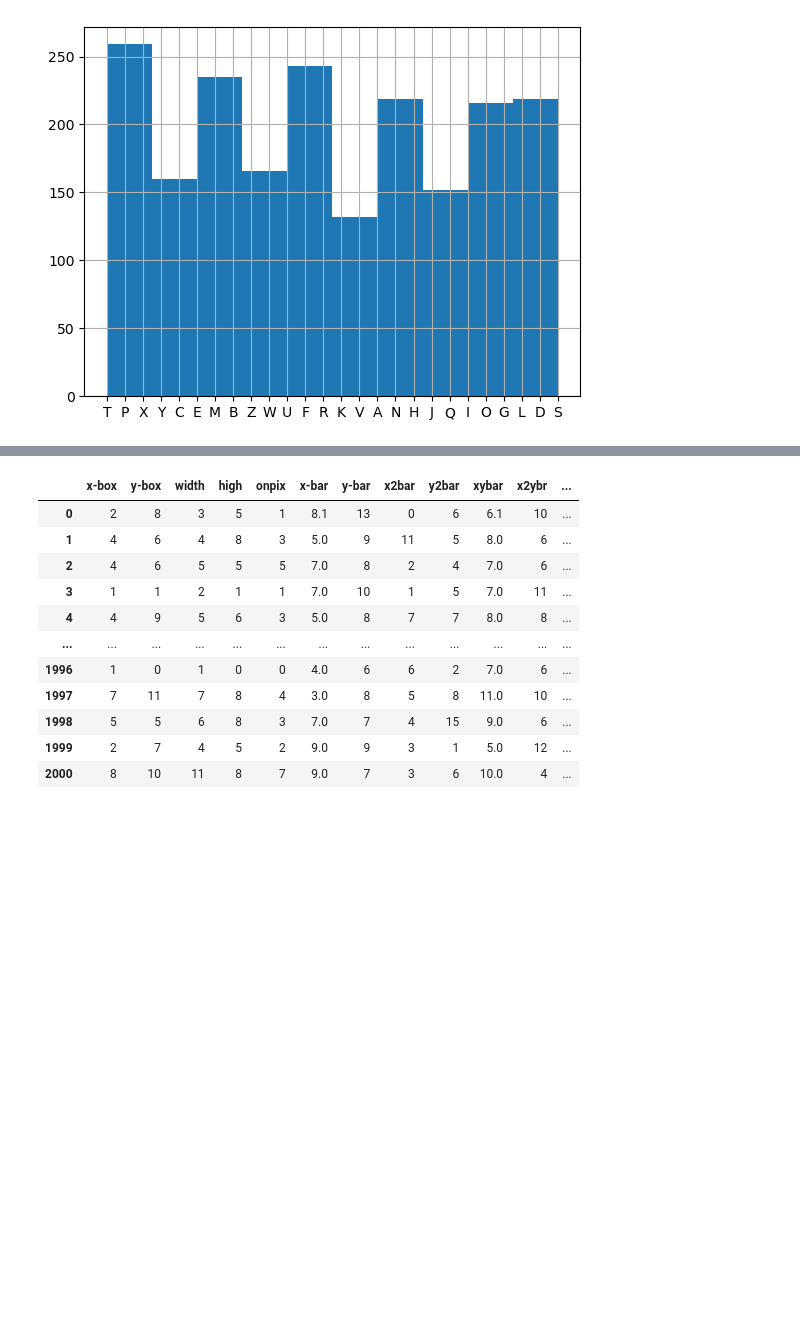
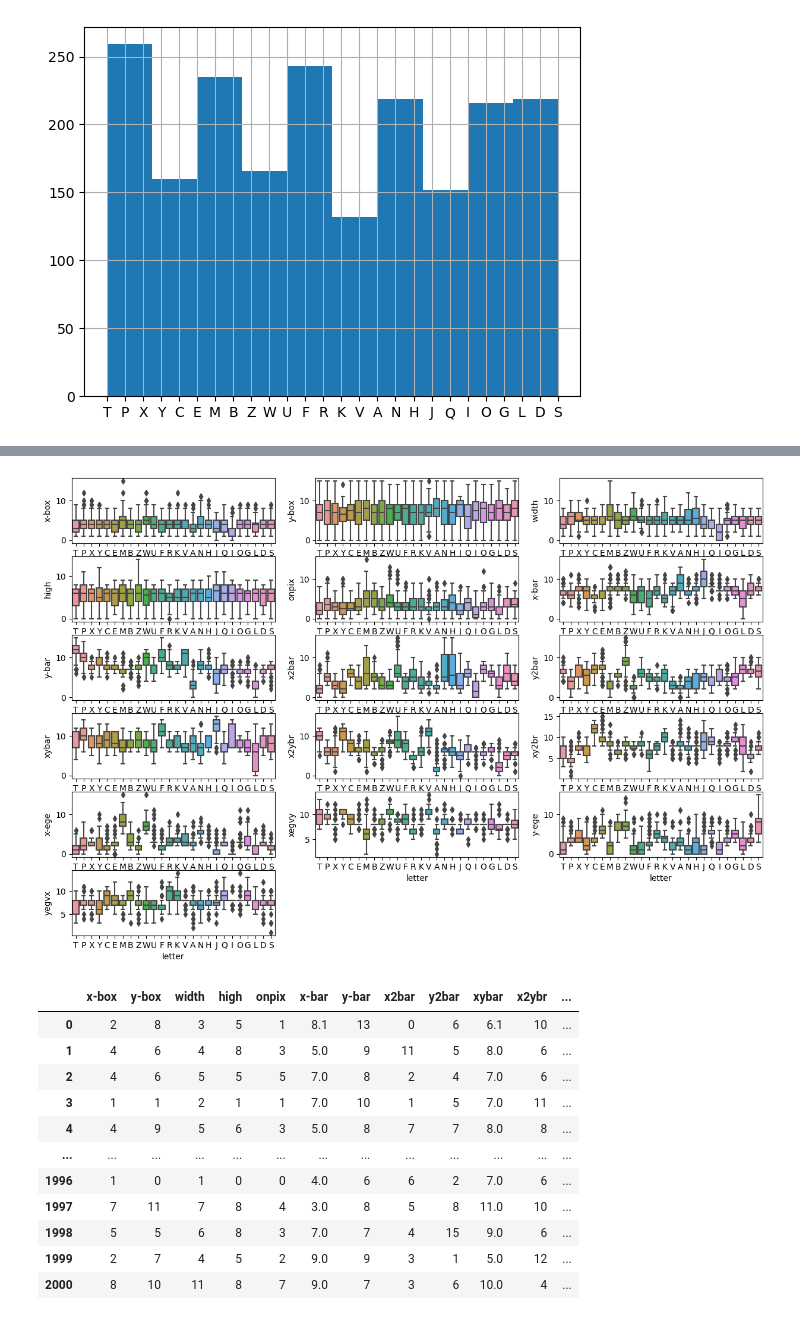
Before and after one commit to sofiamartellozzo/DQ_project, a Jupyter notebook: project.ipynb, the cells around one changed output, grey strips where cells are left out. Cells and saved outputs as stored; diff of their text form; code cells hidden in the pictures; blank space fills up the shorter version.

```diff
--- a/project.ipynb
+++ b/project.ipynb
@@ -80,3 +122,12 @@ data['letter'].hist()
+# %%
+fig = plt.figure(figsize=(15,10))
+
+for i in range(len(columns)-1):
+    col = columns[i]
+    sub = fig.add_subplot(6, 3, i + 1)
+    sns.boxplot(x='letter', y = col, data = data)
+# %% [output]
+[figure, added]
 # %%
 df = pd.DataFrame(data)
 df
```
Also changed, not shown: parts of 19 cells of this notebook.
